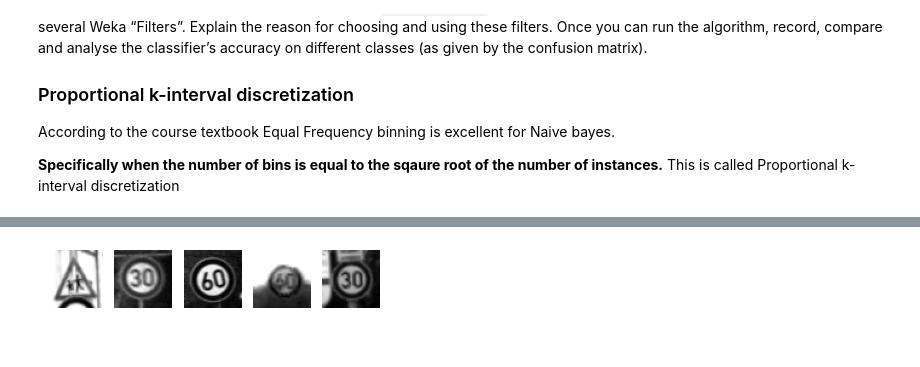
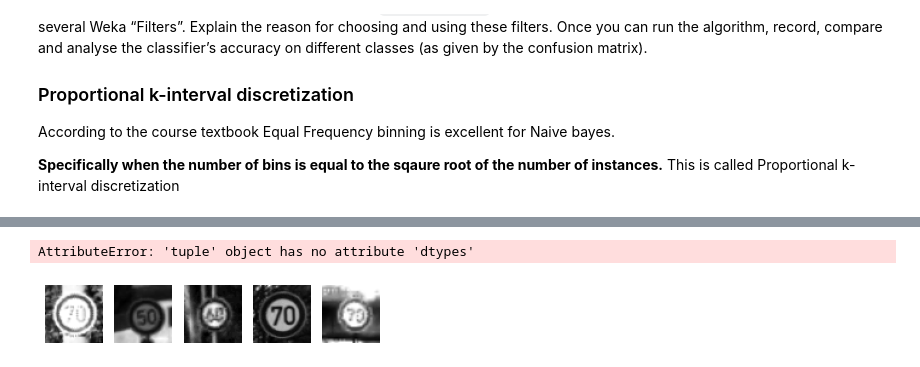
Before and after one commit to friedforfun/Data-Mining-Machine-Learning-CW, a Jupyter notebook: Tasks/Task 3 - Naive Bayse classification performance.ipynb, the cells around one changed output, grey strips where cells are left out. Saved outputs shown, nothing was run; the diff lists cells and outputs as text; code cells hidden in the pictures.

```diff
--- a/Tasks/Task 3 - Naive Bayse classification performance.ipynb
+++ b/Tasks/Task 3 - Naive Bayse classification performance.ipynb
@@ -59,0 +18,5 @@ X_train.shape, y_train.shape, X_test.shape, y_test.shape
+# %%
+import helperfn
+
+test = helperfn.get_random_data('x_train_gr_smpl.csv')
+test
@@ -60,13 +41,19 @@ X_train.shape, y_train.shape, X_test.shape, y_test.shape
+# %%
+test.dtypes
+data = test.to_numpy()
+data[0]
+# %% [output]
+AttributeError: 'tuple' object has no attribute 'dtypes'
 # %%
 import matplotlib.pyplot as plt
 
 num_images = 5
 
 for i in range(num_images):
-    row = X_train[i]
+    row = data[i]
     image = row.reshape(48,48)
     plt.subplot(1, num_images, i+1)
     plt.axis('off')
     plt.imshow(image, cmap='gray')
 # %% [output]
-[figure, old version]
+[figure, new version]
```
Also changed, not shown: parts of 36 cells of this notebook, 2 other files.
